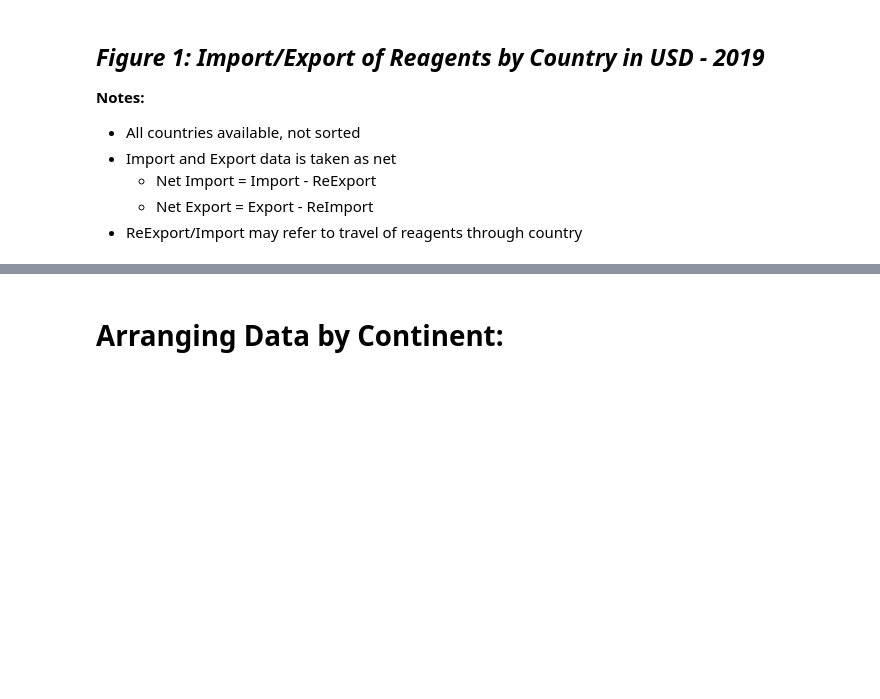
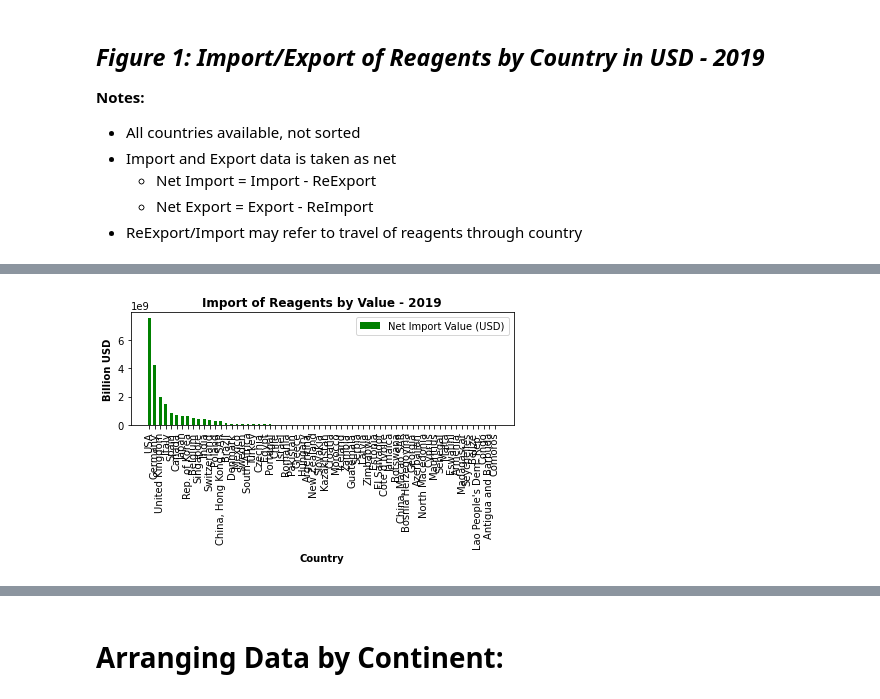
Before and after one commit to J-E-J-S/ReagentDataScraper, a Jupyter notebook: ReagentDataNotebook.ipynb, the cells around one changed output, grey strips where cells are left out. Cells and saved outputs as stored; diff of their text form; code cells hidden in the pictures; blank space fills up the shorter version.

Commit message:
global import data - notebook

```diff
--- a/ReagentDataNotebook.ipynb
+++ b/ReagentDataNotebook.ipynb
@@ -301,3 +307,48 @@ plt.show()
     * Net Export = Export - ReImport
 * Perhaps a comparison of top versus bottom would be appropriate to give scale
 * Important to note - not all countries are present
+# %%
+ def Descending_import(graphing_data):
+    '''Input = graphing data format from main,  Returns 2 paired lists countries and desc_export for exporting value '''
+    countries = graphing_data[0]
+    value_import = graphing_data[1]
+    value_export = graphing_data[2]
+    qnt_import = graphing_data[3]
+    qnt_export = graphing_data[4]
+
+    desc_dic = {} # dic of country : export value
+
+    for country, value in zip(countries, value_import):
+        desc_dic[country] = value
+
+    desc_list = sorted(desc_dic.items(), key=lambda x: x[1], reverse=True) # creates list of tuples ([(Country, Export_value)])
+    desc_country = []
+    desc_import = []
+
+    for tuple in desc_list: # Re-distributes to seperate lists but still linked
+        desc_country.append(tuple[0])
+        desc_import.append(tuple[1])
+
+    return desc_country, desc_import
+# %%
+%matplotlib inline
+graphing_data_desc = Descending_import(graphing_data_2019)
+
+desc_countries = graphing_data_desc[0]
+desc_import = graphing_data_desc[1]
+
+index = np.arange(len(desc_countries))
+width = 0.50
+
+plt.bar(index, desc_export, width, color='green', label='Net Import Value (USD)')
+plt.title('Import of Reagents by Value - 2019', fontweight='bold')
+
+plt.ylabel('Billion USD', fontweight = 'bold')
+plt.xlabel('Country', fontweight = 'bold')
+plt.xticks(index, desc_countries, rotation='vertical')
+plt.legend(loc='best')
+
+plt.tight_layout()
+plt.show()
+# %% [output]
+[figure, added]
```
Also changed, not shown: parts of 13 cells of this notebook.
